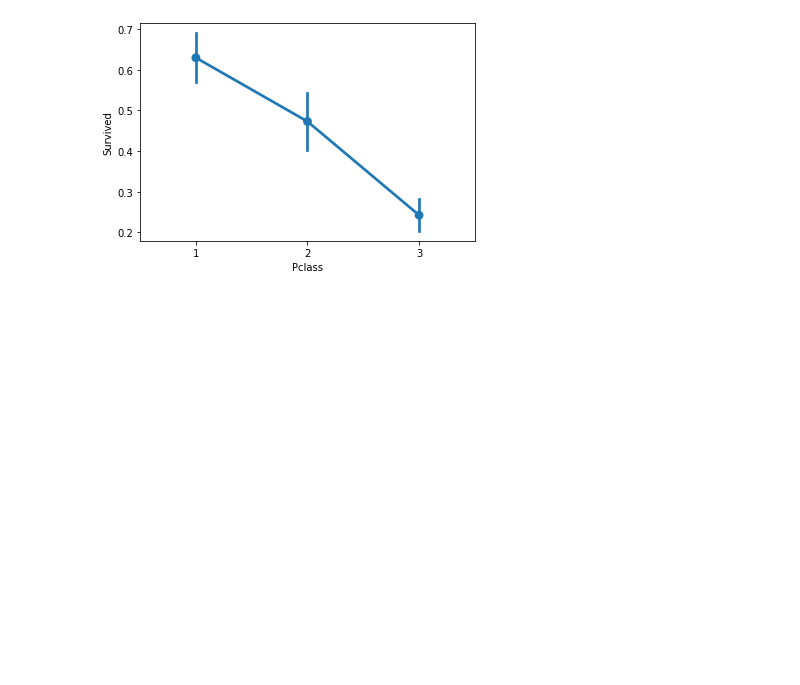
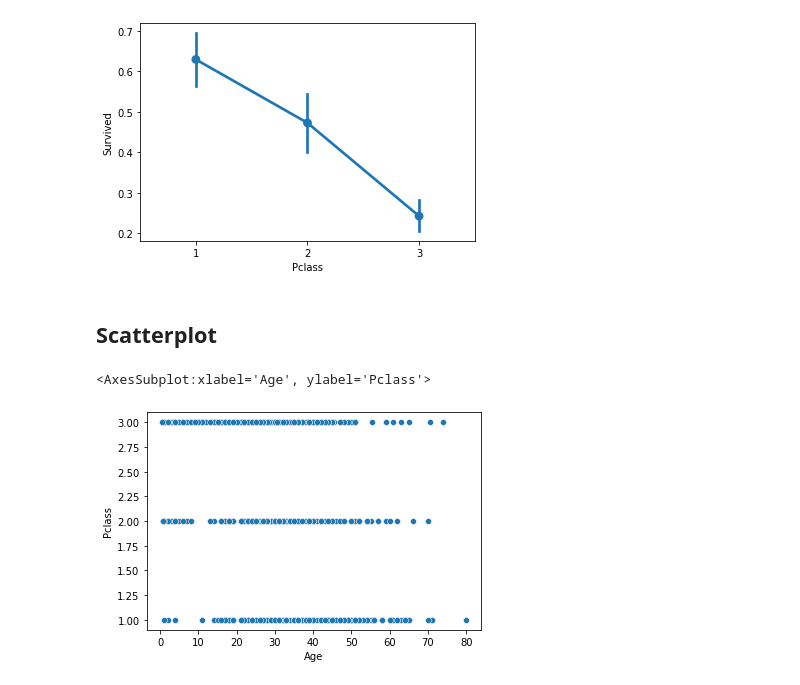
Before and after one commit to enricogoerlitz/DevTed-DS, a Jupyter notebook: dev_devted.ipynb, the cells around one changed output. Cells and saved outputs as stored; diff of their text form; code cells hidden in the pictures; blank space fills up the shorter version.

```diff
--- a/dev_devted.ipynb
+++ b/dev_devted.ipynb
@@ -217,3 +220,5 @@ sns.pointplot(x="Pclass", y="Survived", data=df)
 # %% [output]
 <AxesSubplot:xlabel='Pclass', ylabel='Survived'>
 [figure]
+# %% [markdown]
+## Scatterplot
@@ -219,0 +227,5 @@ sns.pointplot(x="Pclass", y="Survived", data=df)
+# %%
+sns.scatterplot(x="Age", y="Pclass", data=df)
+# %% [output]
+<AxesSubplot:xlabel='Age', ylabel='Pclass'>
+[figure, added]
```
Also changed, not shown: parts of 5 cells of this notebook, 2 other files.
